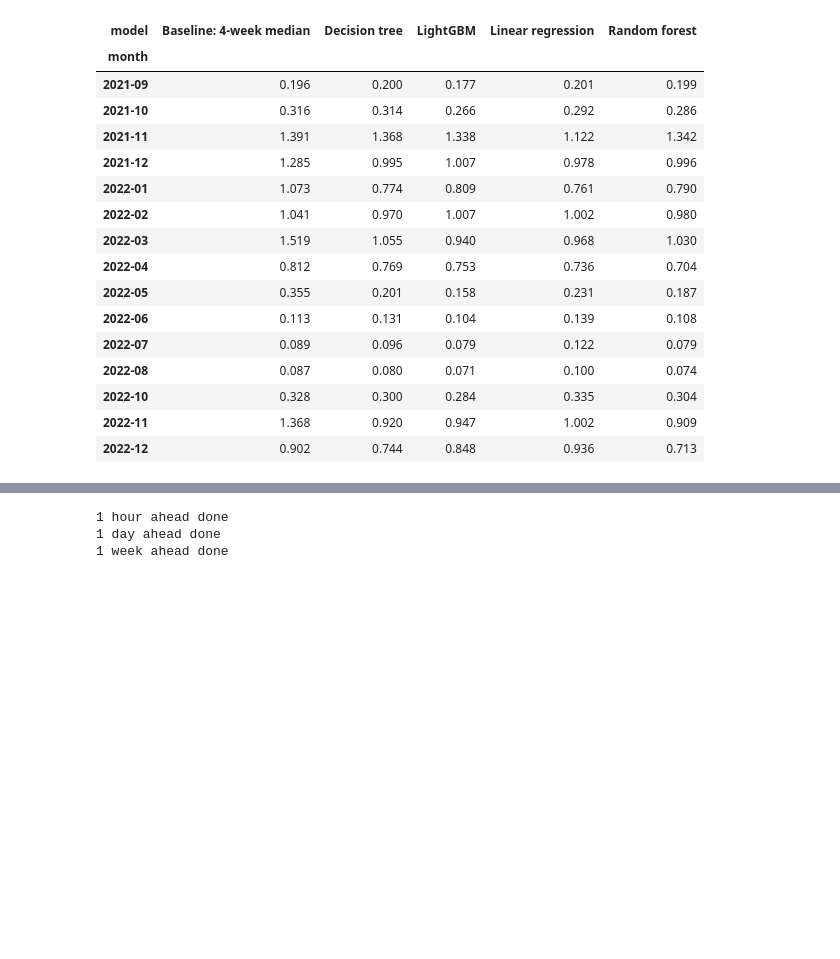
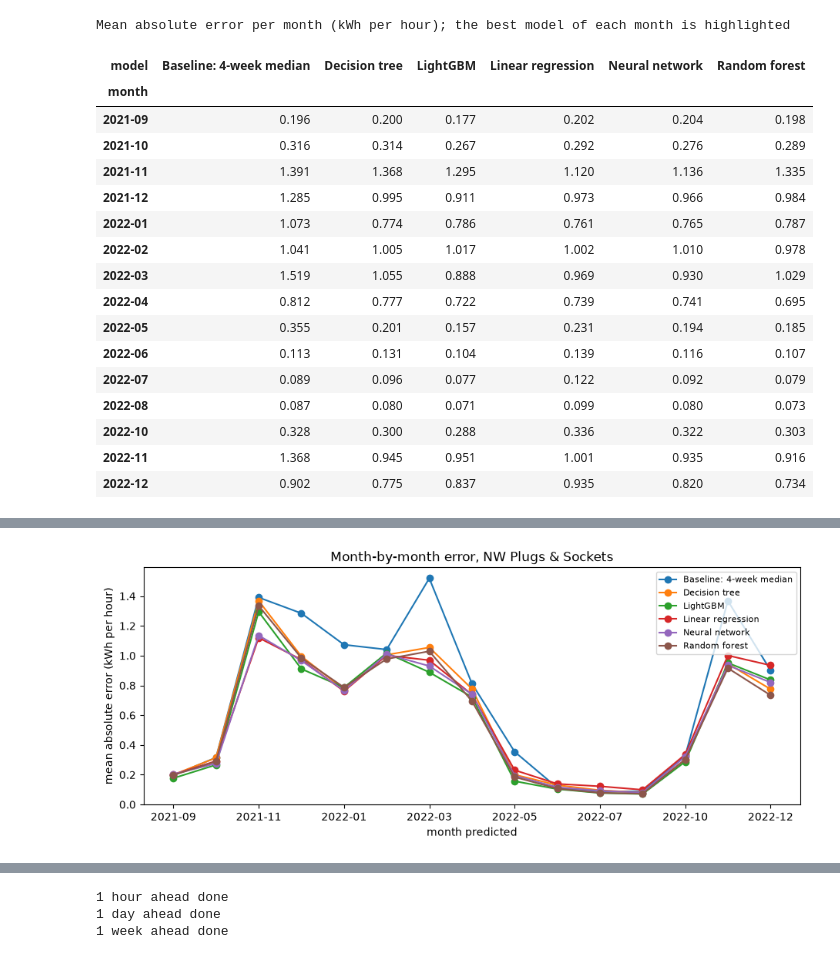
Before and after one commit to TBDA-Classes/2026G1, a Jupyter notebook: notebooks/04_model_search.ipynb, the cells around one changed output, grey strips where cells are left out. Saved outputs shown, nothing was run; the diff lists cells and outputs as text; code cells hidden in the pictures; blank space fills up the shorter version.

Commit message:
Notebook 04 model search on the new zone data + final LightGBM settings

```diff
--- a/notebooks/04_model_search.ipynb
+++ b/notebooks/04_model_search.ipynb
@@ -226,9 +292,16 @@ for set_name, cols in INPUT_SETS.items():
 # %%
-table = pd.DataFrame(results)
-table = table[table["inputs"].notna()]                                    # only the runs from this section
-table = table.drop_duplicates(subset=["model", "inputs"], keep="last")    # keep only the latest run of each
+search_table = pd.DataFrame(search_results)
+score_to_beat = reference.iloc[0, 0]          # best model of notebook 02 (section 1)
 
-print("Average miss on validation (kWh per hour), lower is better. Emma's best: LightGBM forecast 0.694")
-display(table.pivot(index="model", columns="inputs", values="MAE_kWh").round(3))
-table.sort_values("MAE_kWh")[["model", "inputs", "MAE_kWh", "CV_RMSE_%", "best settings"]].head(10)
+print(f"Mean absolute error on validation (kWh per hour), lower is better. "
+      f"Score to beat: {reference.index[0]}, {score_to_beat:.3f}")
+display(search_table.pivot(index="model", columns="inputs", values="MAE_kWh")
+        .sort_values("4 forecast (+ past use)").round(3))
+
+print("The 10 best combinations")
+pd.set_option("display.max_colwidth", None)    # show the settings in full
+(search_table.sort_values("MAE_kWh").head(10)
+ [["model", "inputs", "MAE_kWh", "best settings"]]
+ .rename(columns={"MAE_kWh": "mean absolute error (kWh per hour)"})
+ .round(3).reset_index(drop=True))
 # %% [output]
@@ -307,31 +411,41 @@ for m in TEST_MONTHS:
 2022-11 done
 2022-12 done
 # %%
-wf = pd.DataFrame(wf_rows)
+walk = pd.DataFrame(walk_results)
+monthly = walk.pivot(index="month", columns="model", values="MAE_kWh")
 
-monthly = wf.pivot(index="month", columns="model", values="MAE_kWh").round(3)
-display(monthly)
+print("Mean absolute error per month (kWh per hour); the best model of each month is highlighted")
+display(monthly.round(3).style.highlight_min(axis=1, color="darkgreen").format("{:.3f}"))
 
-summary = pd.DataFrame({
-    "average error": wf.groupby("model")["MAE_kWh"].mean(),
+walk_summary = pd.DataFrame({
+    "average error (kWh per hour)": monthly.mean(),
     "months won": monthly.idxmin(axis=1).value_counts(),
-}).fillna(0).sort_values("average error")
-summary.round(3)
+}).fillna(0).astype({"months won": int}).sort_values("average error (kWh per hour)").round(3)
+display(walk_summary)
+
+# The same as a chart: winter months are much harder to predict than summer months
+ax = monthly.plot(figsize=(11, 4), marker="o")
+ax.set_ylabel("mean absolute error (kWh per hour)")
+ax.set_xlabel("month predicted")
+ax.set_title("Month-by-month error, NW Plugs & Sockets")
+ax.legend(fontsize=8)
+plt.show()
 # %% [output]
+Mean absolute error per month (kWh per hour); the best model of each month is highlighted
-| model | Baseline: 4-week median | Decision tree | LightGBM | Linear regression | Random forest |
-| month |  |  |  |  |  |
-| 2021-09 | 0.196 | 0.200 | 0.177 | 0.201 | 0.199 |
-| 2021-10 | 0.316 | 0.314 | 0.266 | 0.292 | 0.286 |
-| 2021-11 | 1.391 | 1.368 | 1.338 | 1.122 | 1.342 |
-| 2021-12 | 1.285 | 0.995 | 1.007 | 0.978 | 0.996 |
-| 2022-01 | 1.073 | 0.774 | 0.809 | 0.761 | 0.790 |
-| 2022-02 | 1.041 | 0.970 | 1.007 | 1.002 | 0.980 |
-| 2022-03 | 1.519 | 1.055 | 0.940 | 0.968 | 1.030 |
-| 2022-04 | 0.812 | 0.769 | 0.753 | 0.736 | 0.704 |
-| 2022-05 | 0.355 | 0.201 | 0.158 | 0.231 | 0.187 |
-| 2022-06 | 0.113 | 0.131 | 0.104 | 0.139 | 0.108 |
-| 2022-07 | 0.089 | 0.096 | 0.079 | 0.122 | 0.079 |
-| 2022-08 | 0.087 | 0.080 | 0.071 | 0.100 | 0.074 |
-| 2022-10 | 0.328 | 0.300 | 0.284 | 0.335 | 0.304 |
-| 2022-11 | 1.368 | 0.920 | 0.947 | 1.002 | 0.909 |
-| 2022-12 | 0.902 | 0.744 | 0.848 | 0.936 | 0.713 |
+| model | Baseline: 4-week median | Decision tree | LightGBM | Linear regression | Neural network | Random forest |
+| month |  |  |  |  |  |  |
+| 2021-09 | 0.196 | 0.200 | 0.177 | 0.202 | 0.204 | 0.198 |
+| 2021-10 | 0.316 | 0.314 | 0.267 | 0.292 | 0.276 | 0.289 |
+| 2021-11 | 1.391 | 1.368 | 1.295 | 1.120 | 1.136 | 1.335 |
+| 2021-12 | 1.285 | 0.995 | 0.911 | 0.973 | 0.966 | 0.984 |
+| 2022-01 | 1.073 | 0.774 | 0.786 | 0.761 | 0.765 | 0.787 |
+| 2022-02 | 1.041 | 1.005 | 1.017 | 1.002 | 1.010 | 0.978 |
+| 2022-03 | 1.519 | 1.055 | 0.888 | 0.969 | 0.930 | 1.029 |
+| 2022-04 | 0.812 | 0.777 | 0.722 | 0.739 | 0.741 | 0.695 |
+| 2022-05 | 0.355 | 0.201 | 0.157 | 0.231 | 0.194 | 0.185 |
+| 2022-06 | 0.113 | 0.131 | 0.104 | 0.139 | 0.116 | 0.107 |
+| 2022-07 | 0.089 | 0.096 | 0.077 | 0.122 | 0.092 | 0.079 |
+| 2022-08 | 0.087 | 0.080 | 0.071 | 0.099 | 0.080 | 0.073 |
+| 2022-10 | 0.328 | 0.300 | 0.288 | 0.336 | 0.322 | 0.303 |
+| 2022-11 | 1.368 | 0.945 | 0.951 | 1.001 | 0.935 | 0.916 |
+| 2022-12 | 0.902 | 0.775 | 0.837 | 0.935 | 0.820 | 0.734 |
@@ -343,0 +459 @@ summary.round(3)
+[figure, added]
```
Also changed, not shown: parts of 39 cells of this notebook, 2 other files.
